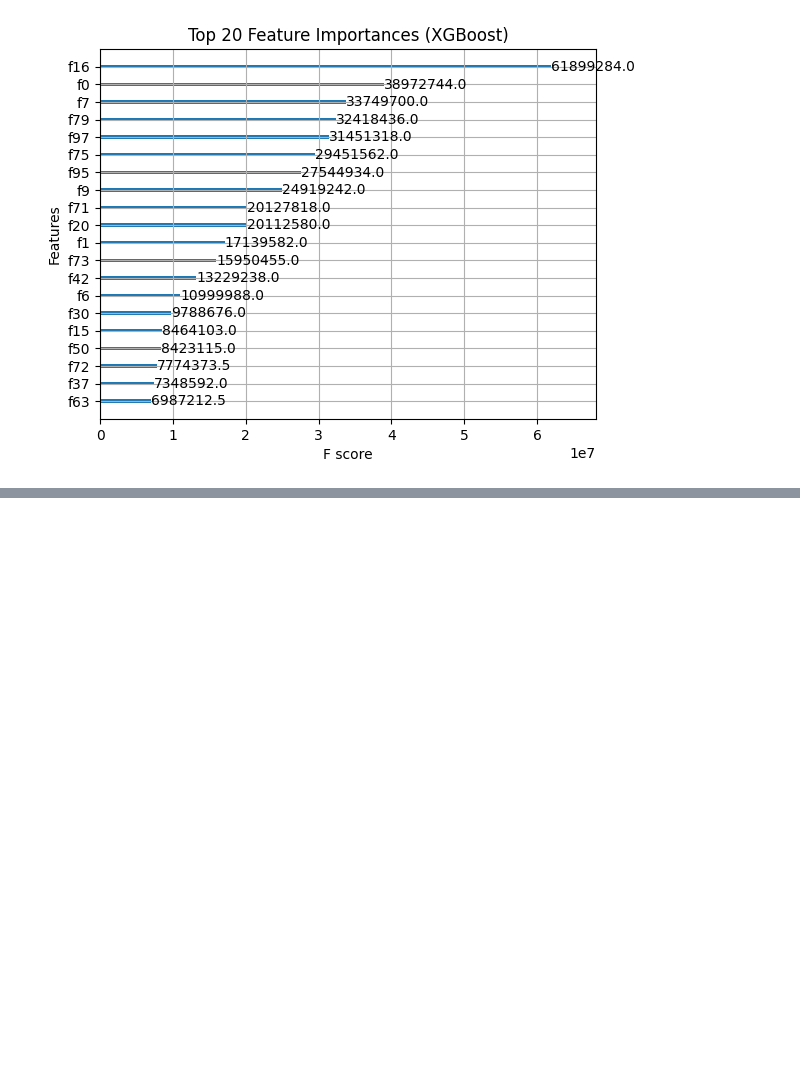
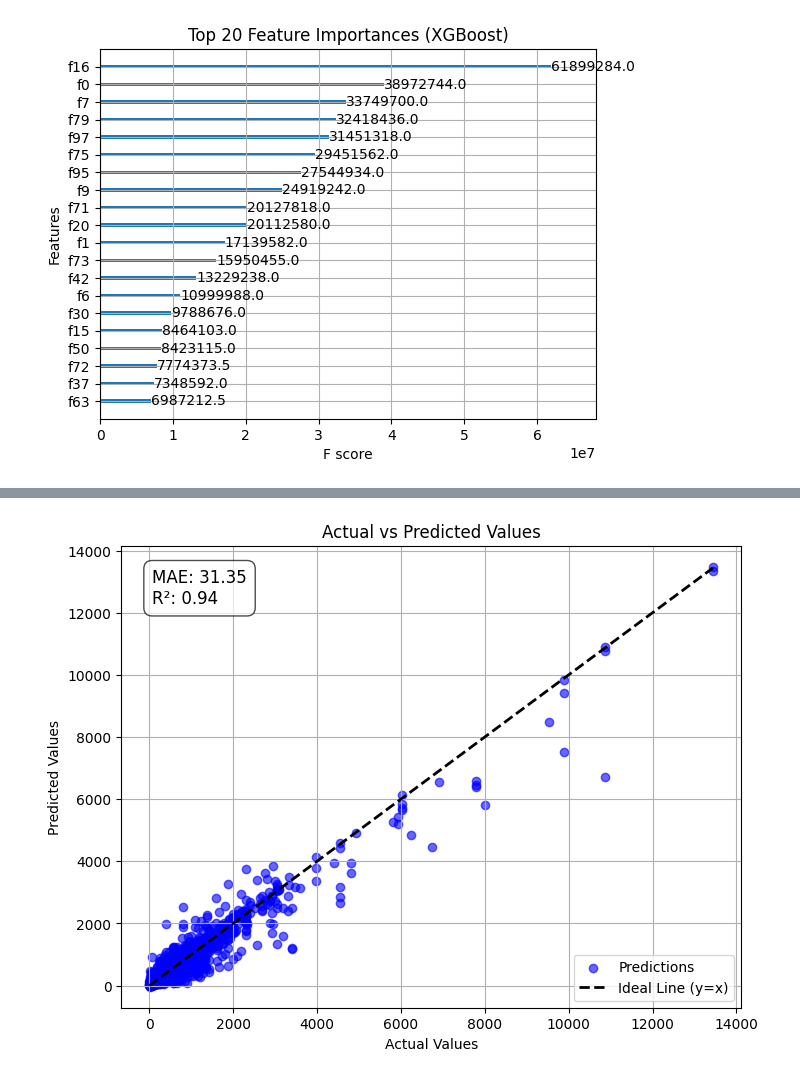
Before and after one commit to Rehaman-khan-hk/Dynamic-Product-Price-Predictor, a Jupyter notebook: dynamic_pricing_strategy.ipynb, the cells around one changed output, grey strips where cells are left out. Drawn from its saved outputs; the diff is of its cells as text; code cells hidden in the pictures; blank space fills up the shorter version.

```diff
--- a/dynamic_pricing_strategy.ipynb
+++ b/dynamic_pricing_strategy.ipynb
@@ -732,0 +779,29 @@ joblib.dump(final_model, "xgb_final_model.pkl")
+# %%
+import matplotlib.pyplot as plt
+from sklearn.metrics import mean_absolute_error, r2_score
+
+# Assuming you have your predictions and true values
+# y_test_final: Actual values
+# y_pred_final: Predicted values from the model
+
+# Evaluate performance
+mae = mean_absolute_error(y_test_final, y_pred_final)
+r2 = r2_score(y_test_final, y_pred_final)
+
+# Plot Actual vs Predicted values
+plt.figure(figsize=(8, 6))  # Adjust figure size for better readability
+plt.scatter(y_test_final, y_pred_final, color='blue', alpha=0.6, label='Predictions')
+plt.plot([y_test_final.min(), y_test_final.max()], [y_test_final.min(), y_test_final.max()], 'k--', lw=2, label='Ideal Line (y=x)')
+plt.xlabel('Actual Values')
+plt.ylabel('Predicted Values')
+plt.title('Actual vs Predicted Values')
+plt.legend(loc='best')
+
+# Display the metrics on the plot
+plt.text(0.05, 0.95, f'MAE: {mae:.2f}\nR²: {r2:.2f}', transform=plt.gca().transAxes, fontsize=12,
+         verticalalignment='top', horizontalalignment='left', bbox=dict(facecolor='white', alpha=0.7, edgecolor='black', boxstyle='round,pad=0.5'))
+
+plt.grid(True)
+plt.show()
+# %% [output]
+[figure, added]
```
Also changed, not shown: parts of 17 cells of this notebook.
